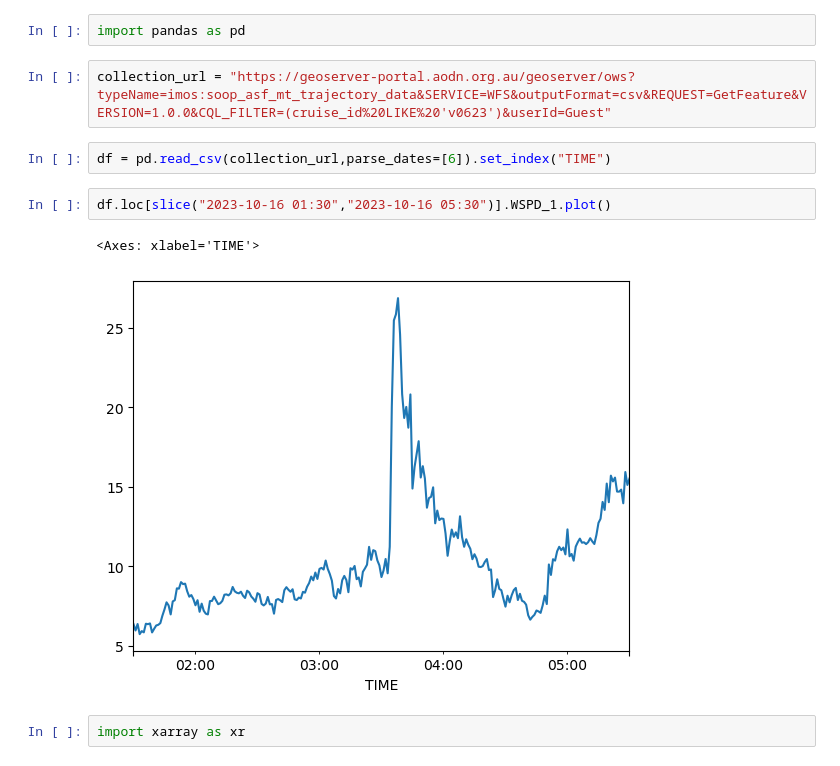
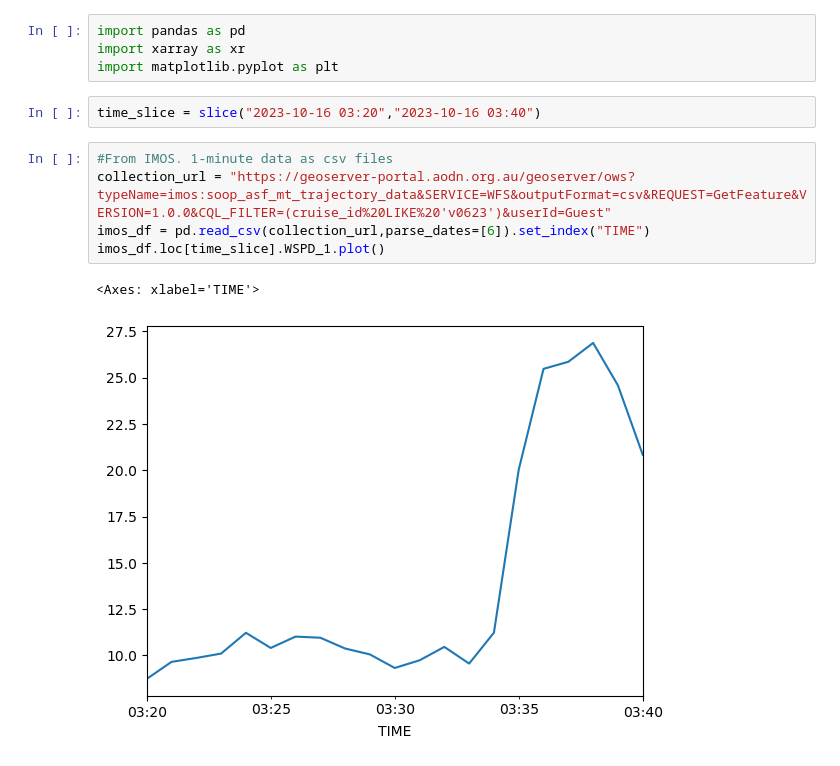
Before and after one commit to andrewbrown31/Marine-SCW, a Jupyter notebook: scripts/imos_download.ipynb, the cells around one changed output. Saved outputs shown, nothing was run; the diff lists cells and outputs as text.

```diff
--- a/scripts/imos_download.ipynb
+++ b/scripts/imos_download.ipynb
@@ -1,14 +1,15 @@
 # %%
 import pandas as pd
+import xarray as xr
+import matplotlib.pyplot as plt
+# %%
+time_slice = slice("2023-10-16 03:20","2023-10-16 03:40")
 # %%
+#From IMOS. 1-minute data as csv files
 collection_url = "https://geoserver-portal.aodn.org.au/geoserver/ows?typeName=imos:soop_asf_mt_trajectory_data&SERVICE=WFS&outputFormat=csv&REQUEST=GetFeature&VERSION=1.0.0&CQL_FILTER=(cruise_id%20LIKE%20'v0623')&userId=Guest"
+imos_df = pd.read_csv(collection_url,parse_dates=[6]).set_index("TIME")
+imos_df.loc[time_slice].WSPD_1.plot()
+# %% [output]
+<Axes: xlabel='TIME'>
+[figure, added]
-# %%
-df = pd.read_csv(collection_url,parse_dates=[6]).set_index("TIME")
-# %%
-df.loc[slice("2023-10-16 01:30","2023-10-16 05:30")].WSPD_1.plot()
-# %% [output]
-<Axes: xlabel='TIME'>
-[figure, removed]
-# %%
-import xarray as xr
 # %%
```
Also changed, not shown: parts of 8 cells of this notebook, 1 other file.
